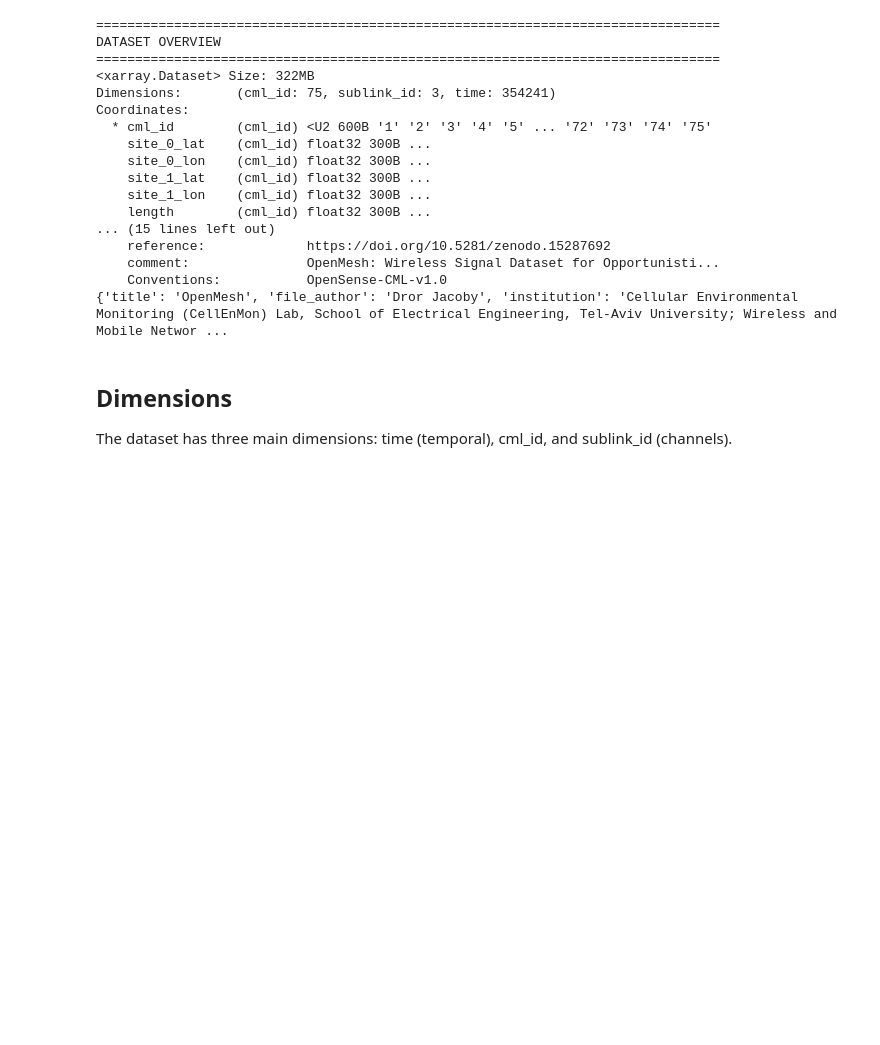
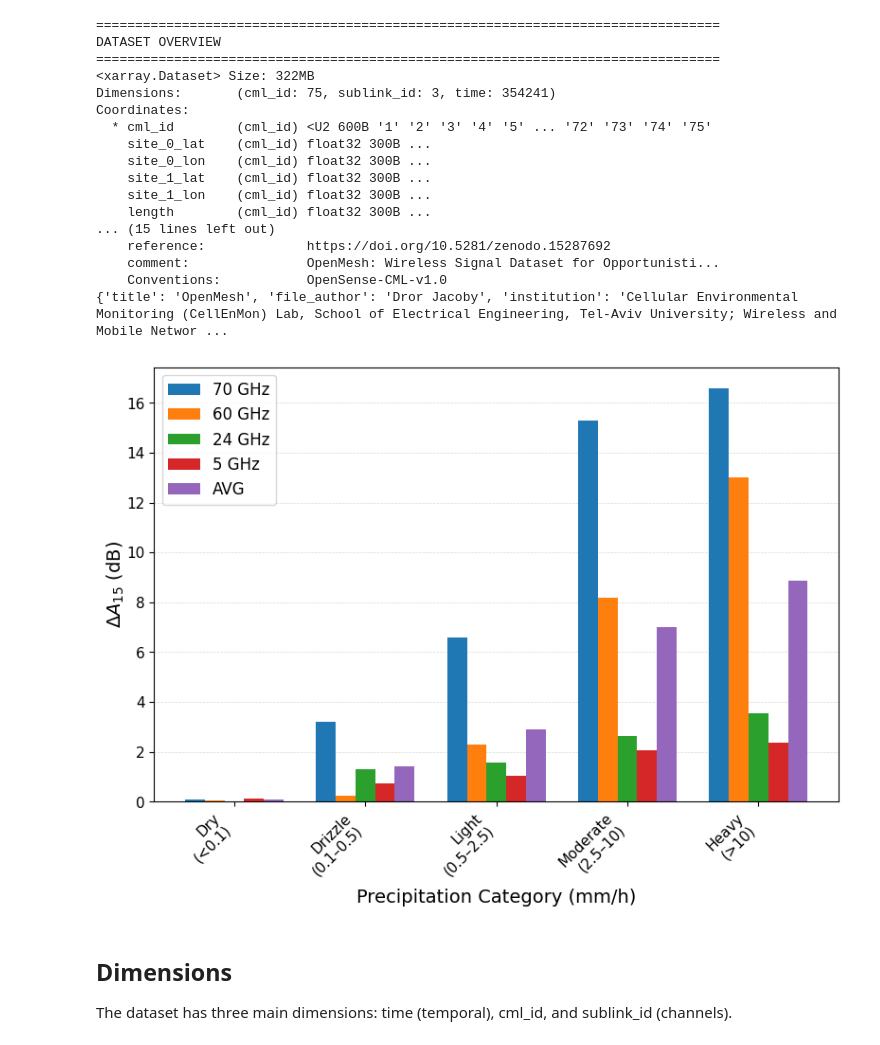
Before and after one commit to drorjac/OpenMesh, a Jupyter notebook: dataset/examples/openmesh_dataset_example.ipynb, the cells around one changed output. Cells and saved outputs as stored; diff of their text form; code cells hidden in the pictures; blank space fills up the shorter version.

```diff
--- a/dataset/examples/openmesh_dataset_example.ipynb
+++ b/dataset/examples/openmesh_dataset_example.ipynb
@@ -75,6 +75,57 @@ Coordinates:
     comment:               OpenMesh: Wireless Signal Dataset for Opportunisti...
     Conventions:           OpenSense-CML-v1.0
 {'title': 'OpenMesh', 'file_author': 'Dror Jacoby', 'institution': 'Cellular Environmental Monitoring (CellEnMon) Lab, School of Electrical Engineering, Tel-Aviv University; Wireless and Mobile Networ ...
+# %%
+import matplotlib.pyplot as plt
+import numpy as np
+
+categories = ['Dry\n(<0.1)', 'Drizzle\n(0.1–0.5)', 'Light\n(0.5–2.5)', 'Moderate\n(2.5–10)', 'Heavy\n(>10)']
+
+data = {
+    '70 GHz': [0.10, 3.20, 6.60, 15.30, 16.60],
+    '60 GHz': [0.05, 0.25, 2.30,  8.20, 13.00],
+    '24 GHz': [0.02, 1.30, 1.55,  2.65,  3.55],
+    '5 GHz':  [0.12, 0.75, 1.05,  2.05,  2.35],
+    'AVG':    [0.08, 1.40, 2.90,  7.00,  8.85],
+}
+colors = ['#1f77b4', '#ff7f0e', '#2ca02c', '#d62728', '#9467bd']
+
+x = np.arange(len(categories))
+n = len(data)
+width = 0.15
+offsets = np.linspace(-(n-1)/2, (n-1)/2, n) * width
+
+LABEL_SIZE  = 14   # axis labels
+TICK_SIZE   = 11   # tick labels
+LEGEND_SIZE = 12
+
+fig, ax = plt.subplots(figsize=(8, 6))   # typical two-col width
+
+for i, (label, vals) in enumerate(data.items()):
+    ax.bar(x + offsets[i], vals, width=width, label=label, color=colors[i])
+
+ax.set_xticks(x)
+ax.set_xticklabels(categories, rotation=45, ha='right', fontsize=TICK_SIZE)
+ax.set_xlabel('Precipitation Category (mm/h)', fontsize=LABEL_SIZE, labelpad=6)
+ax.set_ylabel(r'$\Delta A_{15}$ (dB)',          fontsize=LABEL_SIZE, labelpad=6)
+
+ax.yaxis.set_label_coords(-0.04, 0.5)   # pin y-label position
+ax.xaxis.set_label_coords(0.5, -0.2)   # pin x-label below rotated ticks
+
+ax.tick_params(axis='both', labelsize=TICK_SIZE)
+ax.legend(fontsize=LEGEND_SIZE, frameon=True, edgecolor='0.8',
+          ncol=1, loc='upper left')
+
+ax.grid(axis='y', linewidth=0.5, linestyle='--', alpha=0.5)
+ax.set_axisbelow(True)
+ax.set_ylim(bottom=0)
+
+plt.tight_layout()
+plt.savefig('figure.pdf', dpi=300, bbox_inches='tight')
+plt.savefig('figure.png', dpi=300, bbox_inches='tight')
+plt.show()
+# %% [output]
+[figure, added]
 # %% [markdown]
 ## Dimensions
 
```
Also changed, not shown: 32 other files.
